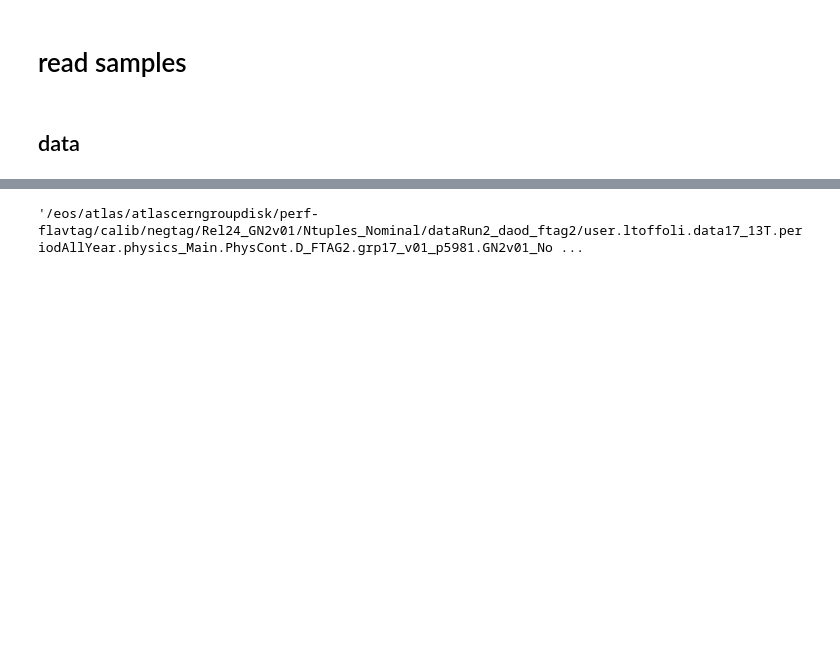
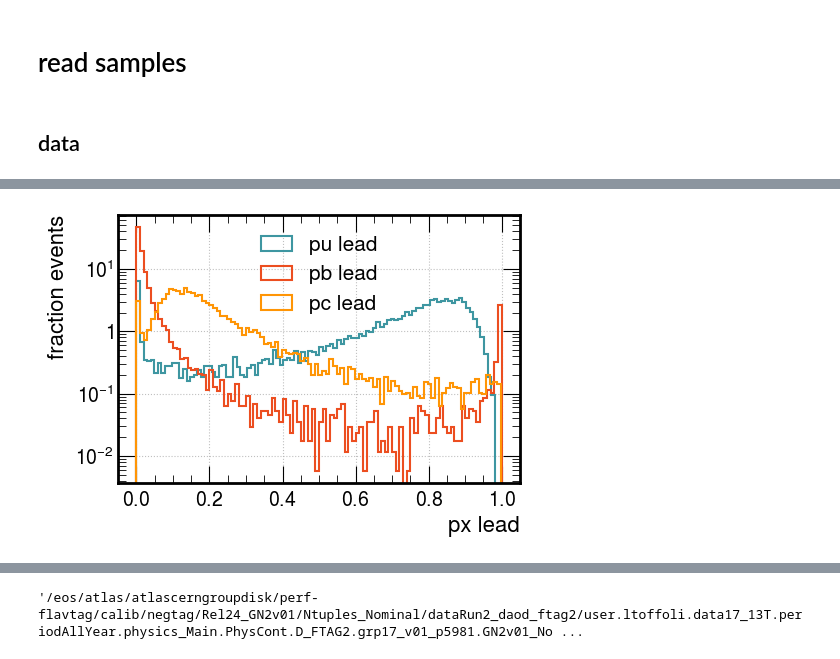
Before and after one commit to kingusiu/ntuple_root_to_h5_converter, a Jupyter notebook: notebooks/plotting_sigbg_mcdat.ipynb, the cells around one changed output, grey strips where cells are left out. Saved outputs shown, nothing was run; the diff lists cells and outputs as text; code cells hidden in the pictures; blank space fills up the shorter version.

```diff
--- a/notebooks/plotting_sigbg_mcdat.ipynb
+++ b/notebooks/plotting_sigbg_mcdat.ipynb
@@ -41,0 +78,6 @@ print(f'{len(samples_concat_ee)} di-electron samples read')
+# %%
+dd = [np.array(samples_concat['jet_GN2_pu_lead']).flatten(),np.array(samples_concat['jet_GN2_pb_lead']).flatten(),np.array(samples_concat['jet_GN2_pc_lead']).flatten()]
+sample_names = ['pu lead','pb lead','pc lead']
+heplt.plot_feature_hist_for_n_samples(dd,sample_names,xlabel='px lead',show_plt=True,legend_outside=False)
+# %% [output]
+[figure, added]
```
Also changed, not shown: parts of 11 cells of this notebook, 3 other files.
